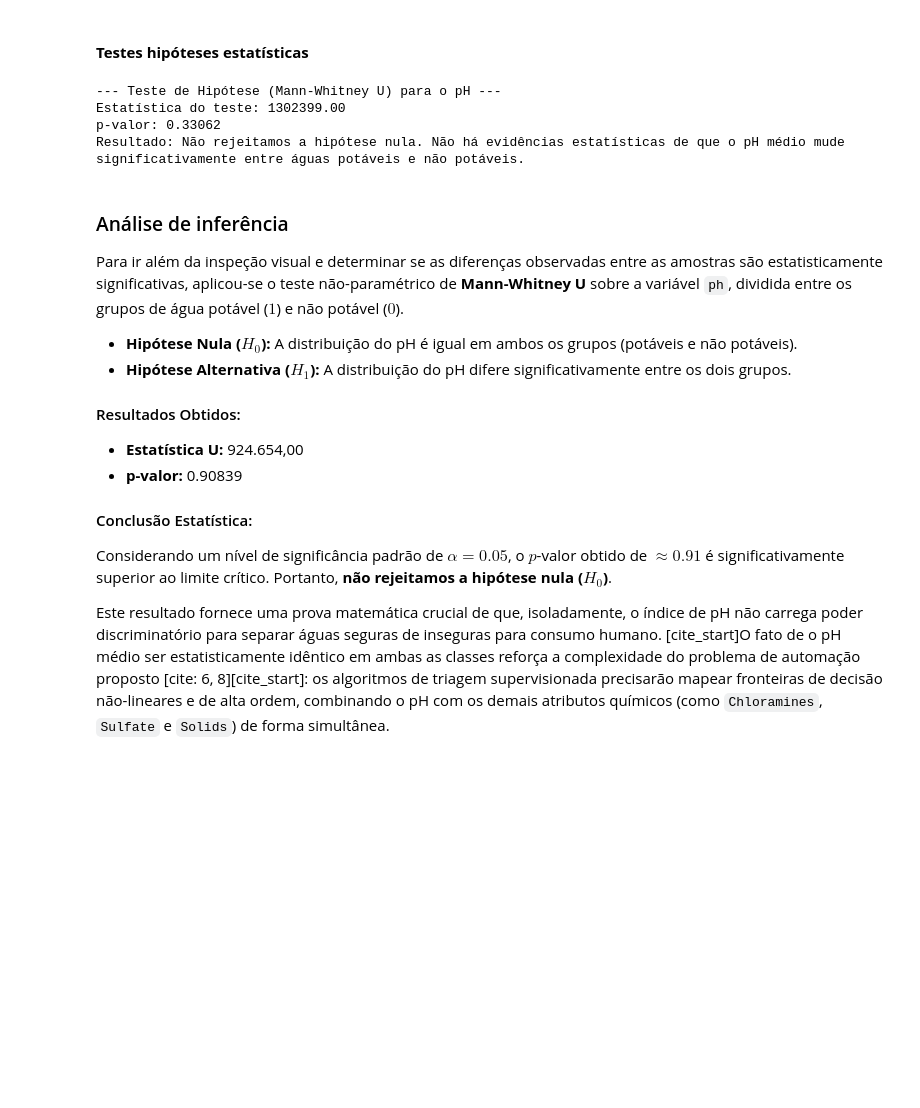
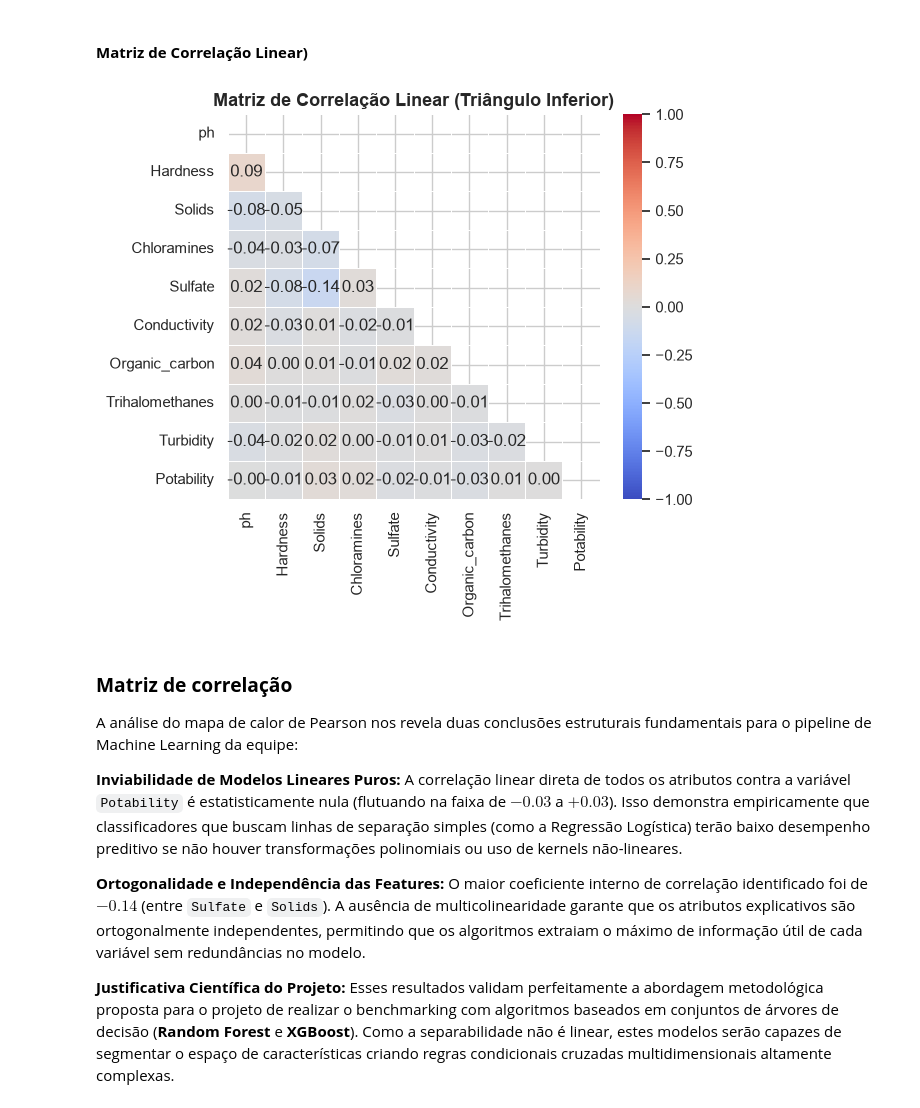
Before and after one commit to skywalkerCam/analise-potabilidade-agua, a Jupyter notebook: eda_estatistica.ipynb, the cells around one changed output. Cells and saved outputs as stored; diff of their text form; code cells hidden in the pictures; blank space fills up the shorter version.

```diff
--- a/eda_estatistica.ipynb
+++ b/eda_estatistica.ipynb
@@ -146,39 +200,22 @@ A geração da matriz de correlação de Pearson revelou um cenário crucial par
 # %% [markdown]
-#### **Testes hipóteses estatísticas**
+#### **Matriz de Correlação Linear)**
 # %%
-# Separando os grupos de pH (removendo NaNs para o teste)
-ph_potavel = df[df['Potability'] == 1]['ph'].dropna()
-ph_nao_potavel = df[df['Potability'] == 0]['ph'].dropna()
+plt.figure(figsize=(6, 5))
+correlation_matrix = df.corr()
+mask = np.triu(np.ones_like(correlation_matrix, dtype=bool))
 
-# Teste de Mann-Whitney U (mais seguro para distribuições reais de água)
-stat, p_value = stats.mannwhitneyu(ph_potavel, ph_nao_potavel)
-
-print("--- Teste de Hipótese (Mann-Whitney U) para o pH ---")
-print(f"Estatística do teste: {stat:.2f}")
-print(f"p-valor: {p_value:.5f}")
-
-if p_value < 0.05:
-    print("Resultado: Rejeitamos a hipótese nula. Há uma diferença estatisticamente significativa entre as médias de pH de águas potáveis e não potáveis.")
-else:
-    print("Resultado: Não rejeitamos a hipótese nula. Não há evidências estatísticas de que o pH médio mude significativamente entre águas potáveis e não potáveis.")
+sns.heatmap(correlation_matrix, mask=mask, annot=True, fmt=".2f", cmap='coolwarm', vmin=-1, vmax=1, linewidths=0.5)
+plt.title("Matriz de Correlação Linear (Triângulo Inferior)", fontsize=13, fontweight='bold')
+plt.show()
 # %% [output]
---- Teste de Hipótese (Mann-Whitney U) para o pH ---
-Estatística do teste: 1302399.00
-p-valor: 0.33062
-Resultado: Não rejeitamos a hipótese nula. Não há evidências estatísticas de que o pH médio mude significativamente entre águas potáveis e não potáveis.
+[figure, added]
 # %% [markdown]
-### Análise de inferência
+### **Matriz de correlação**
 
-Para ir além da inspeção visual e determinar se as diferenças observadas entre as amostras são estatisticamente significativas, aplicou-se o teste não-paramétrico de **Mann-Whitney U** sobre a variável `ph`, dividida entre os grupos de água potável ($1$) e não potável ($0$).
+A análise do mapa de calor de Pearson nos revela duas conclusões estruturais fundamentais para o pipeline de Machine Learning da equipe:
 
-* **Hipótese Nula ($H_0$):** A distribuição do pH é igual em ambos os grupos (potáveis e não potáveis).
-* **Hipótese Alternativa ($H_1$):** A distribuição do pH difere significativamente entre os dois grupos.
+**Inviabilidade de Modelos Lineares Puros:** A correlação linear direta de todos os atributos contra a variável `Potability` é estatisticamente nula (flutuando na faixa de $-0.03$ a $+0.03$). Isso demonstra empiricamente que classificadores que buscam linhas de separação simples (como a Regressão Logística) terão baixo desempenho preditivo se não houver transformações polinomiais ou uso de kernels não-lineares.
 
-#### Resultados Obtidos:
-* **Estatística U:** 924.654,00
-* **p-valor:** 0.90839
+**Ortogonalidade e Independência das Features:** O maior coeficiente interno de correlação identificado foi de $-0.14$ (entre `Sulfate` e `Solids`). A ausência de multicolinearidade garante que os atributos explicativos são ortogonalmente independentes, permitindo que os algoritmos extraiam o máximo de informação útil de cada variável sem redundâncias no modelo.
 
-#### Conclusão Estatística:
-Considerando um nível de significância padrão de $\alpha = 0.05$, o $p$-valor obtido de $\approx 0.91$ é significativamente superior ao limite crítico. Portanto, **não rejeitamos a hipótese nula ($H_0$)**.
-
-Este resultado fornece uma prova matemática crucial de que, isoladamente, o índice de pH não carrega poder discriminatório para separar águas seguras de inseguras para consumo humano. [cite_start]O fato de o pH médio ser estatisticamente idêntico em ambas as classes reforça a complexidade do problema de automação proposto [cite: 6, 8][cite_start]: os algoritmos de triagem supervisionada precisarão mapear fronteiras de decisão não-lineares e de alta ordem, combinando o pH com os demais atributos químicos (como `Chloramines`, `Sulfate` e `Solids`) de forma simultânea.
+**Justificativa Científica do Projeto:** Esses resultados validam perfeitamente a abordagem metodológica proposta para o projeto de realizar o benchmarking com algoritmos baseados em conjuntos de árvores de decisão (**Random Forest** e **XGBoost**). Como a separabilidade não é linear, estes modelos serão capazes de segmentar o espaço de características criando regras condicionais cruzadas multidimensionais altamente complexas.
```
Also changed, not shown: parts of 17 cells of this notebook, 1 other file.
